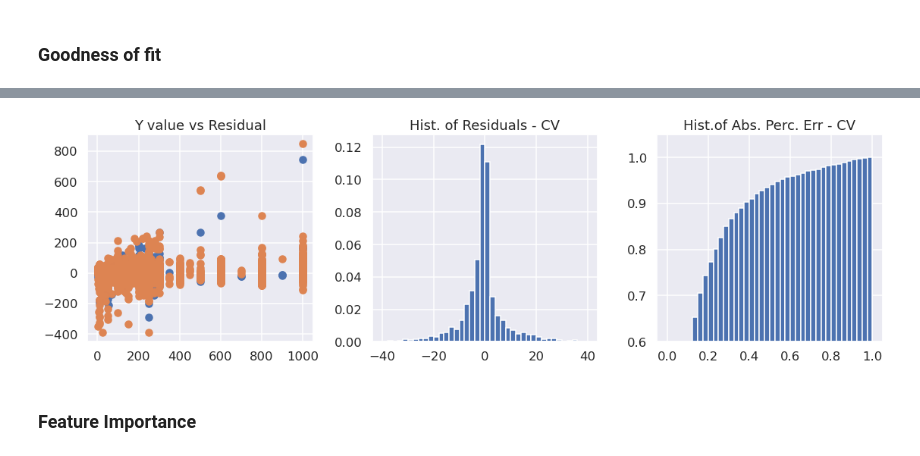
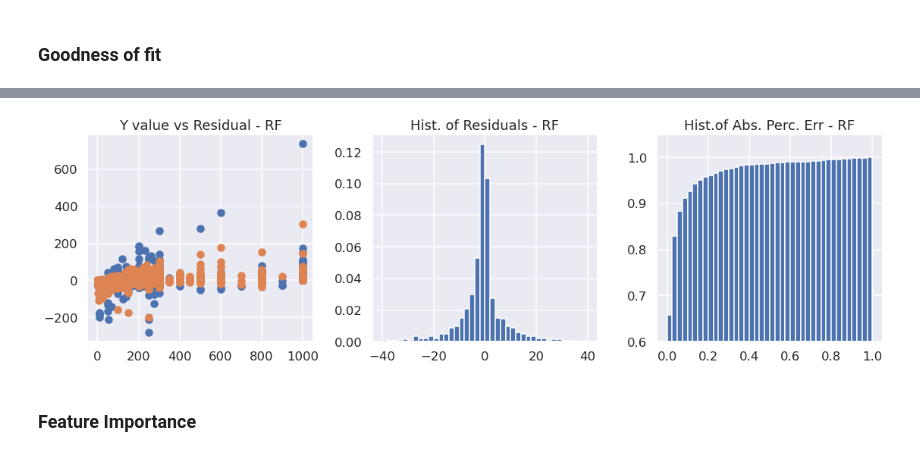
Before and after one commit to mackwn/gas-sensor-analytics-demo, a Jupyter notebook: notebooks/explore_model_building_regression.ipynb, the cells around one changed output, grey strips where cells are left out. Cells and saved outputs as stored; diff of their text form; code cells hidden in the pictures.

```diff
--- a/notebooks/explore_model_building_regression.ipynb
+++ b/notebooks/explore_model_building_regression.ipynb
@@ -55,3 +64,5 @@ encoder = scaler = pickle.load(
+# %%
+X = imputer.fit_transform(X)
 # %% [markdown]
 ## Add encoded categorical features to X array
 # %%
@@ -67,6 +78,9 @@ batch_id_cv = data_cv[:,0]
 y_cv = data_cv[:,2]
 X_cv = scaler.transform(data_cv[:,3:])
 X_cv_pca = pca.transform(X_cv)
+# %%
+X_cv = np.where(abs(X_cv)>4, np.nan, X_cv)
+X_cv = imputer.transform(X_cv)
 # %%
 X_cat_cv = encoder.fit_transform(data_cv[:,1:2])
 X_cv = np.concatenate((X_cv,X_cat_cv),axis=1)
@@ -160,7 +174,7 @@ plt.tight_layout()
 # %% [markdown]
 ### Change parms manually
 # %%
-reg_svr = SVR(C=10000)
+reg_svr = SVR(C=2000)
 reg_svr.fit(X,y)
 reg_svr.score(X,y)
 # %% [output]
@@ -227,7 +265,7 @@ plt.tight_layout()
 # %% [markdown]
 ### Tuning
 # %%
-reg_rf = RandomForestRegressor(n_estimators=200, random_state=10, max_features ='log2')
+reg_rf = RandomForestRegressor(n_estimators=200, random_state=10, max_features ='log2', n_jobs=-1)
 # %%
 reg_rf.fit(X,y)
 print(reg_rf.score(X,y))
@@ -318,20 +356,20 @@ Sampels w/ error > 100%: 0.021567217828900073
 # %%
 fig, ax = plt.subplots(1,3,figsize=(16,5))
 
 ax[0].scatter(y_cv,y_cv-y_pred_rf_cv, label='Cross Validation')
-ax[0].scatter(y,y-y_pred_lin, label='Training')
-ax[0].set_title('Y value vs Residual')
+ax[0].scatter(y,y-y_pred_rf, label='Training')
+ax[0].set_title('Y value vs Residual - RF')
 
 ax[1].hist(y_cv-y_pred_rf_cv, density=True, range=(-40,40), bins=40)
-ax[1].set_title('Hist. of Residuals - CV')
+ax[1].set_title('Hist. of Residuals - RF')
 
 ax[2].hist(error_per_rf,range=(0,1),cumulative=True, density=True, bins=40)
 ax[2].set_ylim(.6)
-ax[2].set_title('Hist.of Abs. Perc. Err - CV')
+ax[2].set_title('Hist.of Abs. Perc. Err - RF')
 
 plt.tight_layout()
 # %% [output]
-[figure, old version]
+[figure, new version]
 # %% [markdown]
 ### Feature Importance
 # %% [markdown]
```
Also changed, not shown: parts of 52 cells of this notebook, 3 other files.
